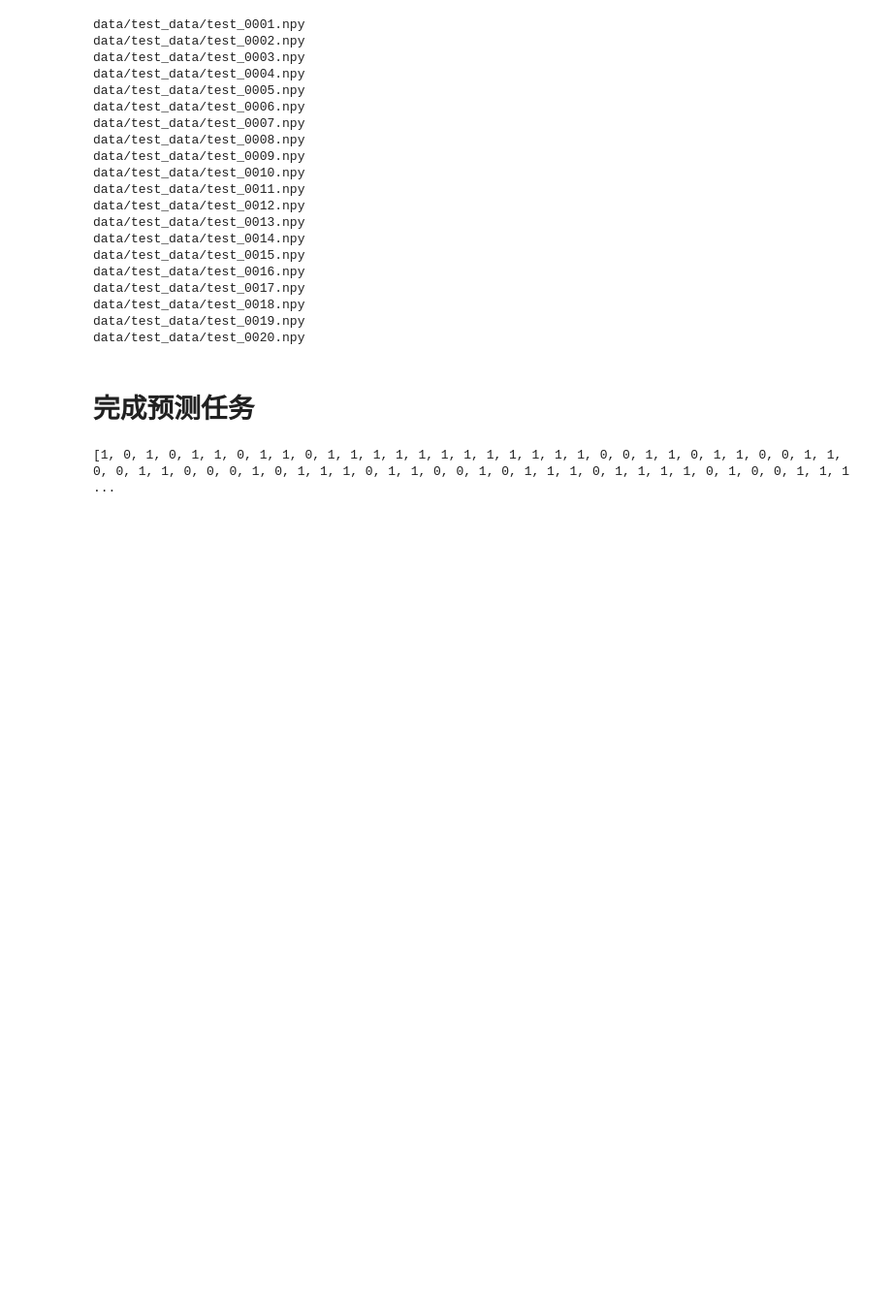
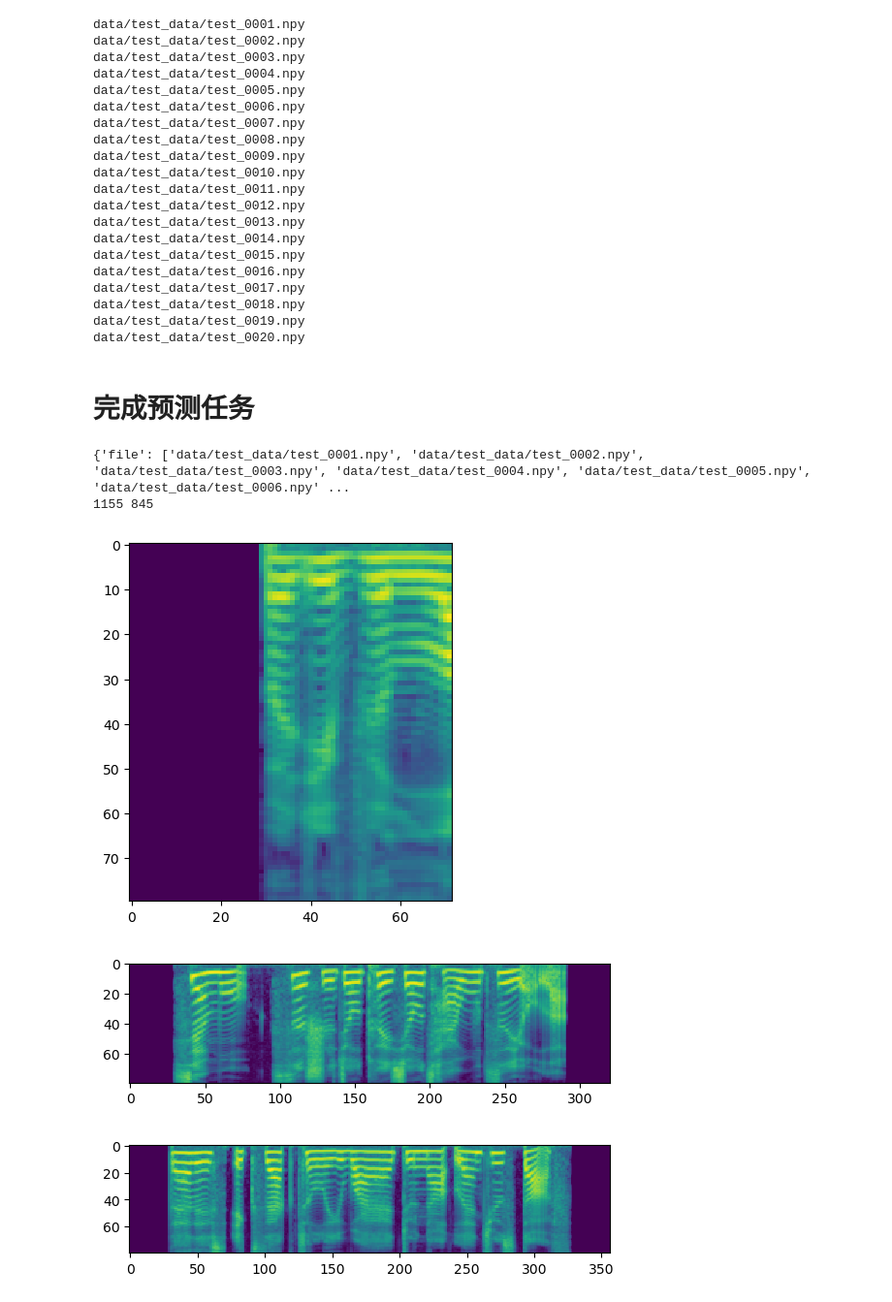
Before and after one commit to huakyouin/SpeechLangClassifier, a Jupyter notebook: predict.ipynb, the cells around one changed output. Shown at 97% size. Saved outputs shown, nothing was run; the diff lists cells and outputs as text; code cells hidden in the pictures; blank space fills up the shorter version.

```diff
--- a/predict.ipynb
+++ b/predict.ipynb
@@ -75,9 +75,9 @@ from torch.utils.data import Dataset, DataLoader
 device = torch.device("cuda" if torch.cuda.is_available() else "cpu")
 
 # 定义模型结构
-model = models.MelTransformer().to(device)
+model = models.MelCNN(unlabeled_dataset[0].shape,2).to(device)
 # 加载已保存的模型参数
-model.load_state_dict(torch.load('saved_models/model_tfm_v4.pth'))
+model.load_state_dict(torch.load('saved_models/model_cnn_v1.pth'))
 # 将模型设置为评估模式
 model.eval()
 
@@ -88,8 +88,36 @@ for inputs in unlabeled_loader:
     outputs = model(inputs)
     _, predicted = torch.max(outputs, 1)  # 获取预测结果
     predictions.extend(predicted.tolist())
-
-# 打印预测结果
-print(predictions)
-# %% [output]
-[1, 0, 1, 0, 1, 1, 0, 1, 1, 0, 1, 1, 1, 1, 1, 1, 1, 1, 1, 1, 1, 1, 0, 0, 1, 1, 0, 1, 1, 0, 0, 1, 1, 0, 0, 1, 1, 0, 0, 0, 1, 0, 1, 1, 1, 0, 1, 1, 0, 0, 1, 0, 1, 1, 1, 0, 1, 1, 1, 1, 0, 1, 0, 0, 1, 1, 1 ...
+# %%
+# 打印预测结果
+import pandas as pd
+# 创建包含预测结果的DataFrame
+data = {'file': unlabeled_dataset.data, 'label': predictions}
+df = pd.DataFrame(data)
+# 将DataFrame写入Excel文件
+df.to_csv('predictions.csv', index=False)
+print(data)
+# 检查标签总数
+print(predictions.count(0),predictions.count(1))
+# %% [output]
+{'file': ['data/test_data/test_0001.npy', 'data/test_data/test_0002.npy', 'data/test_data/test_0003.npy', 'data/test_data/test_0004.npy', 'data/test_data/test_0005.npy', 'data/test_data/test_0006.npy' ...
+1155 845
+# %%
+from IPython.display import Audio
+import numpy as np
+import matplotlib.pyplot as plt
+
+def plotmel(filepath):
+    # 从文件中加载梅尔频谱
+    mel_spec = np.load(filepath)
+    plt.imshow(mel_spec.T, cmap='viridis', interpolation='nearest')
+    plt.show()
+
+
+plotmel("data/test_data/test_1997.npy")
+plotmel("data/train_data/language_0/F001_010.npy")
+plotmel("data/train_data/language_1/F001_007.npy")
+# %% [output]
+[figure, added]
+[figure, added]
+[figure, added]
```
Also changed, not shown: parts of 1 cell of this notebook, 2 other files.
